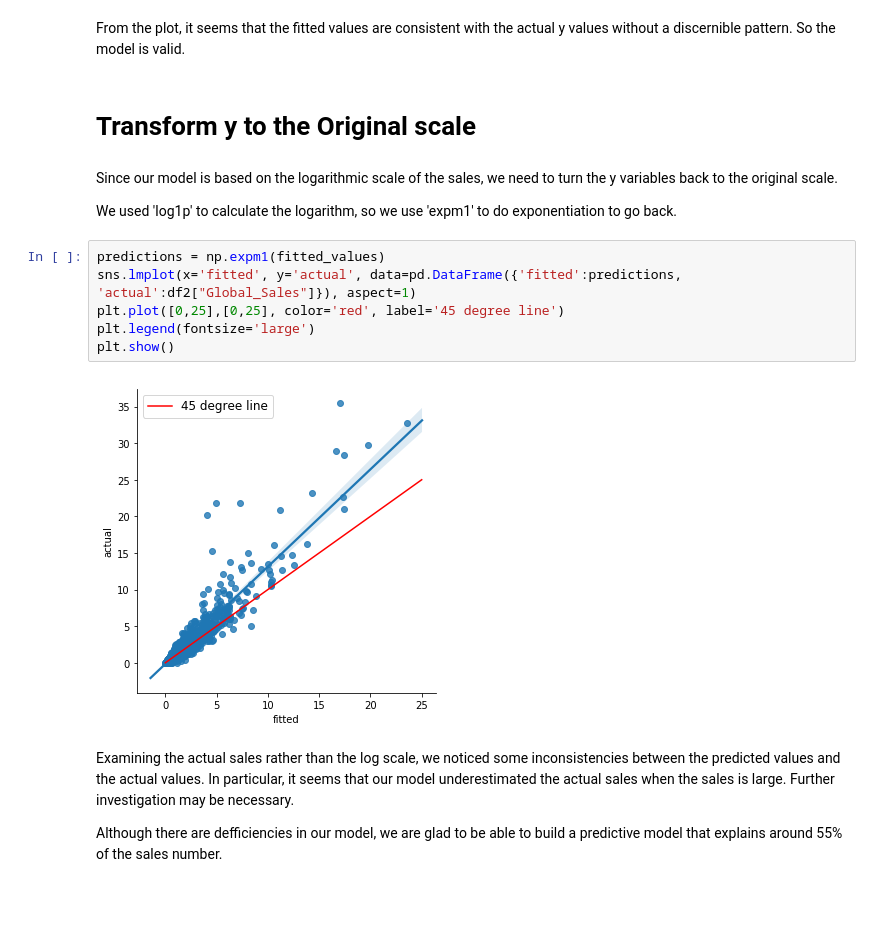
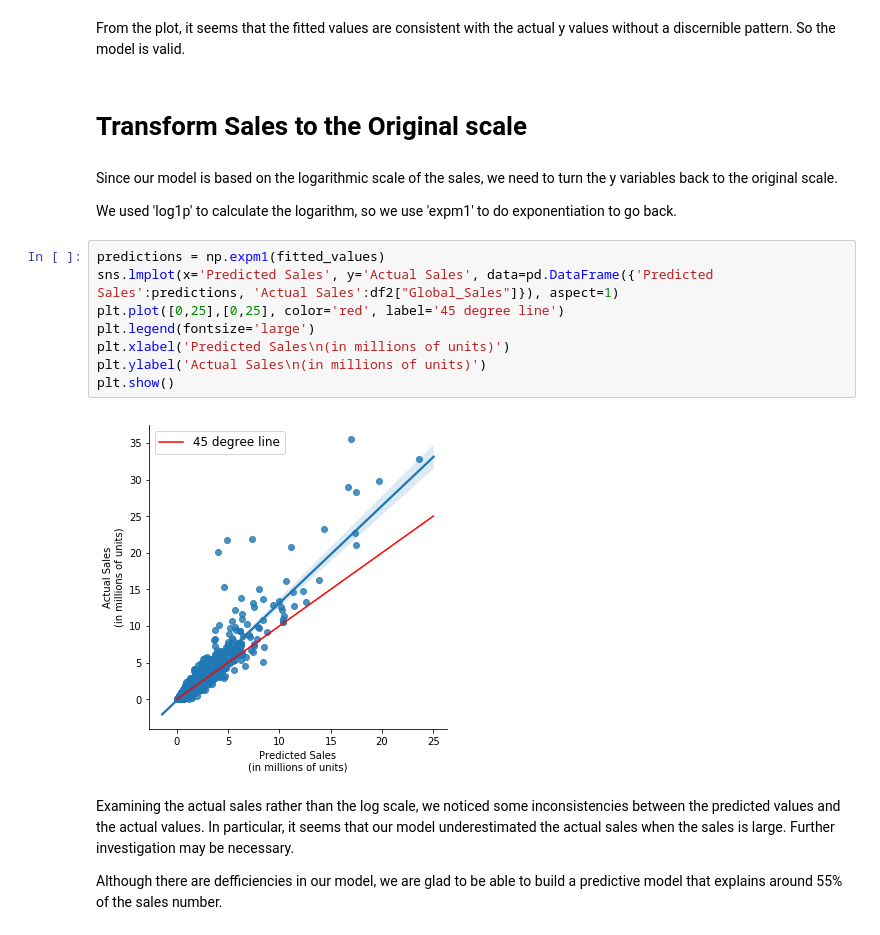
Before and after one commit to sherry9788/STATS131_Final, a Jupyter notebook: Final Project Yunliang Chen.ipynb, the cells around one changed output. Cells and saved outputs as stored; diff of their text form; blank space fills up the shorter version.

```diff
--- a/Final Project Yunliang Chen.ipynb
+++ b/Final Project Yunliang Chen.ipynb
@@ -910,19 +968,21 @@ plt.show()
 # %% [markdown]
 From the plot, it seems that the fitted values are consistent with the actual y values without a discernible pattern. So the model is valid.
 # %% [markdown]
-# Transform y to the Original scale
+# Transform Sales to the Original scale
 # %% [markdown]
 Since our model is based on the logarithmic scale of the sales, we need to turn the y variables back to the original scale.
 
 We used 'log1p' to calculate the logarithm, so we use 'expm1' to do exponentiation to go back.
 # %%
 predictions = np.expm1(fitted_values)
-sns.lmplot(x='fitted', y='actual', data=pd.DataFrame({'fitted':predictions, 'actual':df2["Global_Sales"]}), aspect=1)
+sns.lmplot(x='Predicted Sales', y='Actual Sales', data=pd.DataFrame({'Predicted Sales':predictions, 'Actual Sales':df2["Global_Sales"]}), aspect=1)
 plt.plot([0,25],[0,25], color='red', label='45 degree line')
 plt.legend(fontsize='large')
+plt.xlabel('Predicted Sales\n(in millions of units)')
+plt.ylabel('Actual Sales\n(in millions of units)')
 plt.show()
 # %% [output]
-[figure, old version]
+[figure, new version]
 # %% [markdown]
 Examining the actual sales rather than the log scale, we noticed some inconsistencies between the predicted values and the actual values. In particular, it seems that our model underestimated the actual sales when the sales is large. Further investigation may be necessary.
 
```
Also changed, not shown: parts of 12 cells of this notebook.
